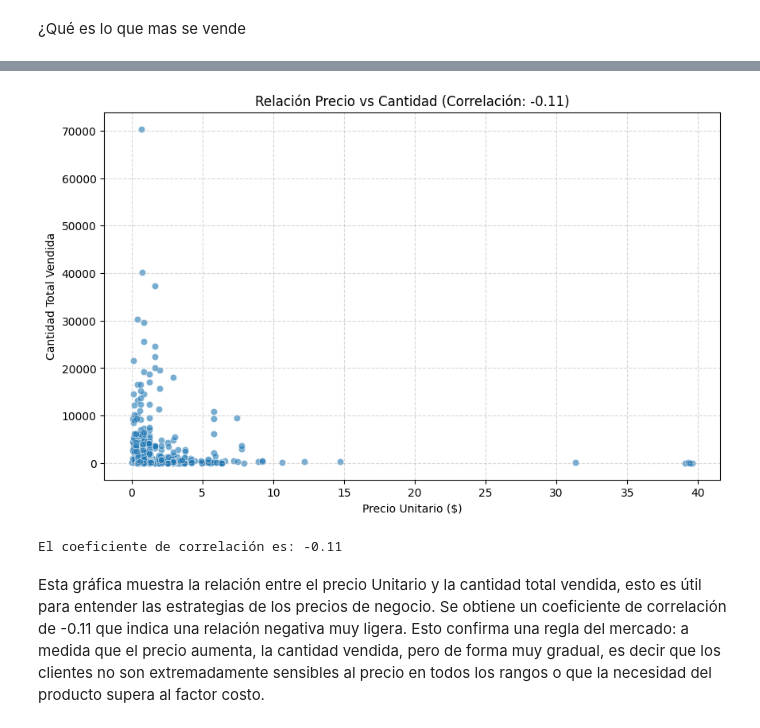
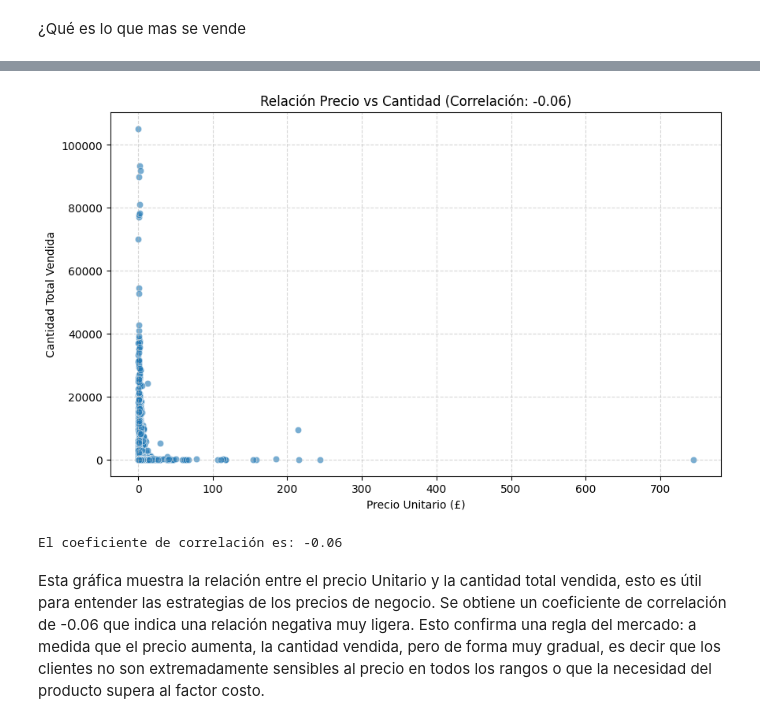
Before and after one commit to lauzac3lor7-design/analisis_venta_ecommerce, a Jupyter notebook: ecommerce3.ipynb, the cells around one changed output, grey strips where cells are left out. Saved outputs shown, nothing was run; the diff lists cells and outputs as text; code cells hidden in the pictures.

```diff
--- a/ecommerce3.ipynb
+++ b/ecommerce3.ipynb
@@ -583,38 +632,37 @@ El WHITE HANGING HEART T-LIGHT HOLDER destaca por ser el producto mas vendido co
 # %%
 import seaborn as sns
 query = """
 SELECT
     stockcode,
     description,
     AVG(price) AS precio_promedio,
     SUM(quantity) AS cantidad_total
 FROM ventas
 GROUP BY stockcode
-HAVING cantidad_total > 0 AND precio_promedio > 0
-LIMIT 500;  -- Limitamos para una visualización clara
+HAVING cantidad_total > 0 AND precio_promedio > 0;
 """
 
 df_relacion = pd.read_sql_query(query, conn)
 
 
 # Calculamos la correlación numérica
 correlacion = df_relacion['precio_promedio'].corr(df_relacion['cantidad_total'])
 
 # Gráfico de dispersión
 plt.figure(figsize=(10, 6))
 sns.scatterplot(data=df_relacion, x='precio_promedio', y='cantidad_total', alpha=0.6)
 plt.title(f'Relación Precio vs Cantidad (Correlación: {correlacion:.2f})')
-plt.xlabel('Precio Unitario ($)')
+plt.xlabel('Precio Unitario (£)')
 plt.ylabel('Cantidad Total Vendida')
 plt.grid(True, linestyle='--', alpha=0.5)
 plt.show()
 
 print(f"El coeficiente de correlación es: {correlacion:.2f}")
 # %% [output]
-[figure, old version]
+[figure, new version]
-El coeficiente de correlación es: -0.11
+El coeficiente de correlación es: -0.06
 # %% [markdown]
-Esta gráfica muestra la relación entre el precio Unitario y la cantidad total vendida, esto es útil para entender las estrategias de los precios de negocio. Se obtiene un coeficiente de correlación de -0.11 que indica una relación negativa muy ligera. Esto confirma una regla del mercado: a medida que el precio aumenta, la cantidad vendida, pero de forma muy gradual, es decir que los clientes no son extremadamente sensibles al precio en todos los rangos o que la necesidad del producto supera al factor costo.
+Esta gráfica muestra la relación entre el precio Unitario y la cantidad total vendida, esto es útil para entender las estrategias de los precios de negocio. Se obtiene un coeficiente de correlación de -0.06 que indica una relación negativa muy ligera. Esto confirma una regla del mercado: a medida que el precio aumenta, la cantidad vendida, pero de forma muy gradual, es decir que los clientes no son extremadamente sensibles al precio en todos los rangos o que la necesidad del producto supera al factor costo.
 # %%
 query = """
 WITH ComprasPorCliente AS (
```
Also changed, not shown: parts of 45 cells of this notebook.
